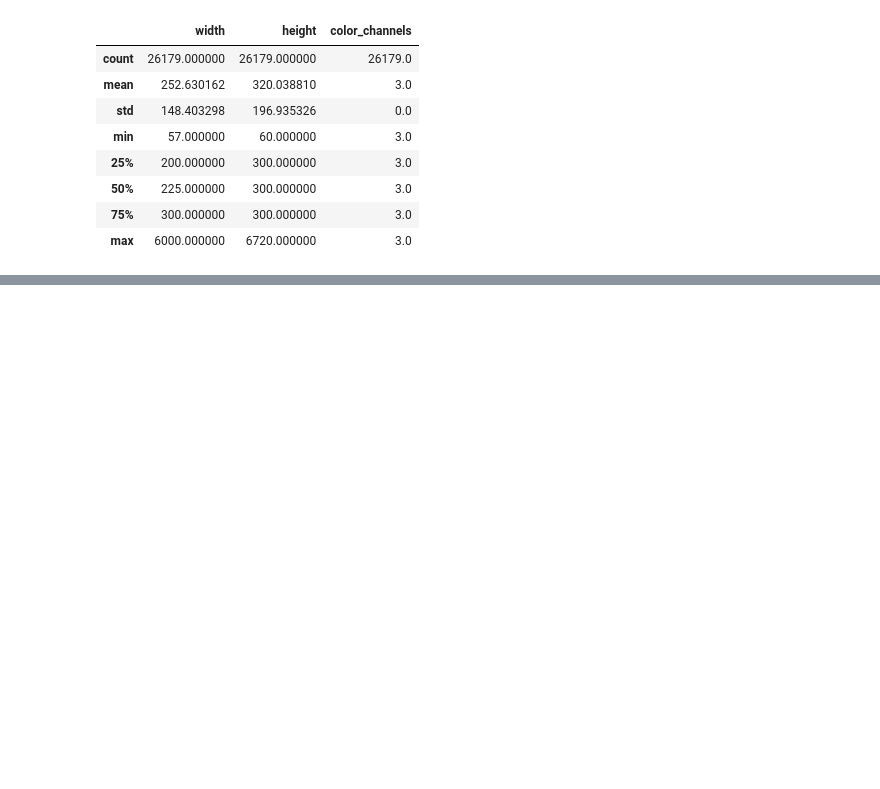
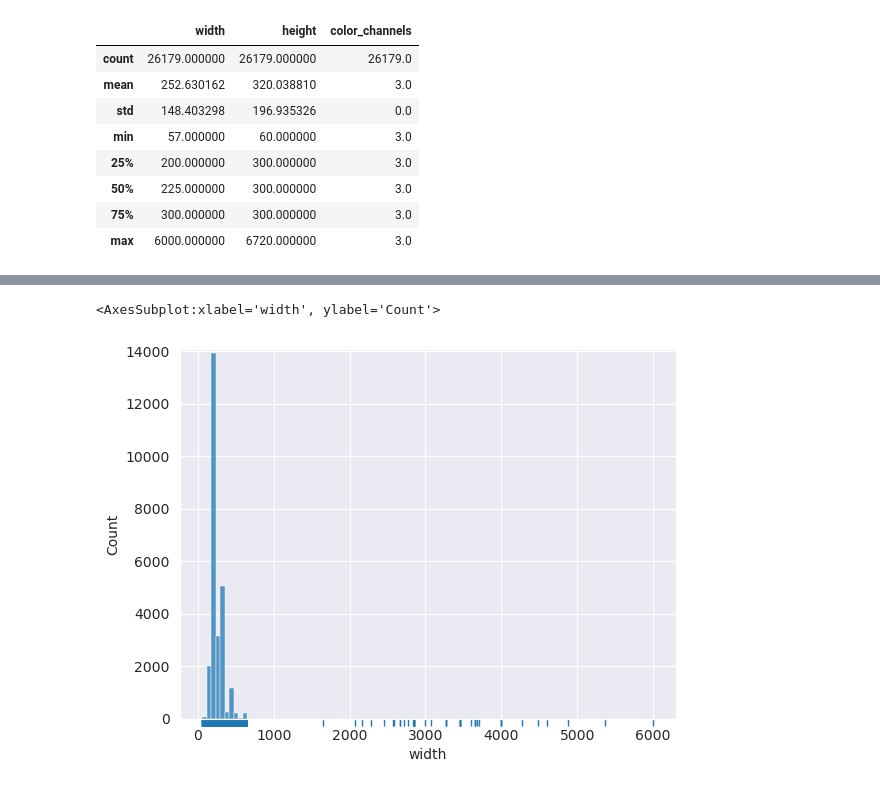
Before and after one commit to baxtrax/Animals-10-Data-Exploration, a Jupyter notebook: DataExploration.ipynb, the cells around one changed output, grey strips where cells are left out. Drawn from its saved outputs; the diff is of its cells as text; code cells hidden in the pictures; blank space fills up the shorter version.

Commit message:
Refined image size distribution graphs

```diff
--- a/DataExploration.ipynb
+++ b/DataExploration.ipynb
@@ -198,0 +201,6 @@ libpng warning: iCCP: known incorrect sRGB profile
+# %%
+sns.histplot(df_size, x='width', bins=100, log_scale=False)
+sns.rugplot(df_size, x='width', height=-.02, clip_on=False)
+# %% [output]
+<AxesSubplot:xlabel='width', ylabel='Count'>
+[figure, added]
```
Also changed, not shown: parts of 8 cells of this notebook.
